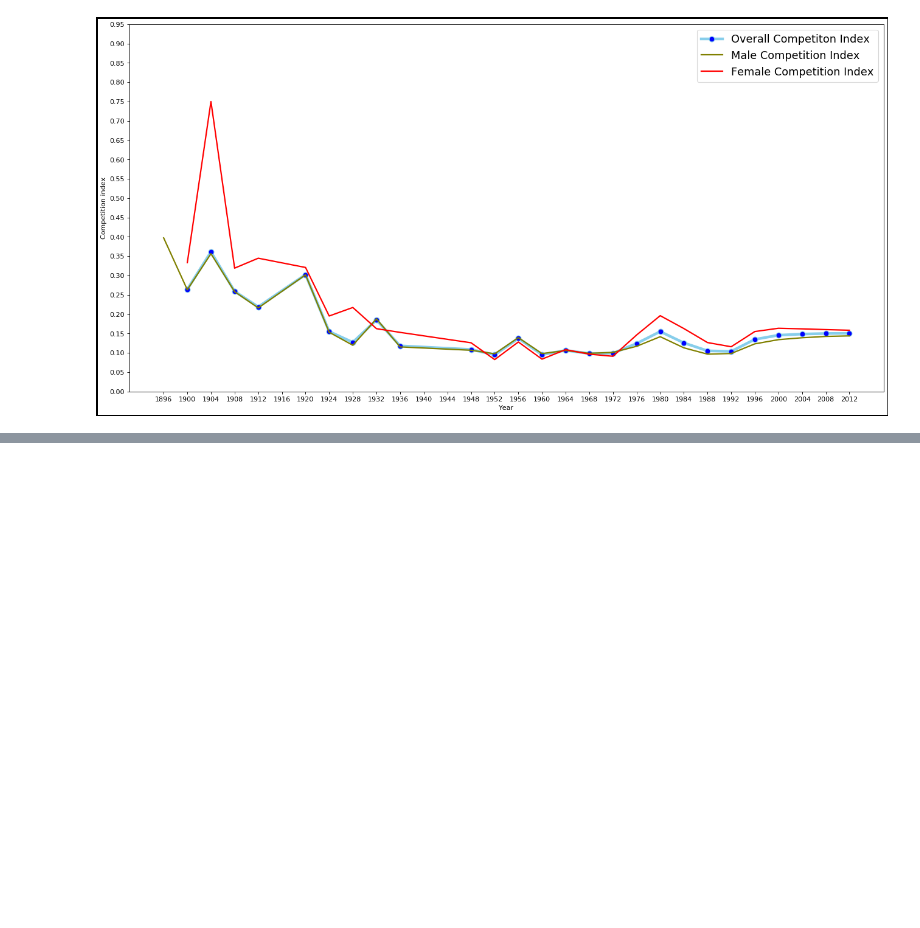
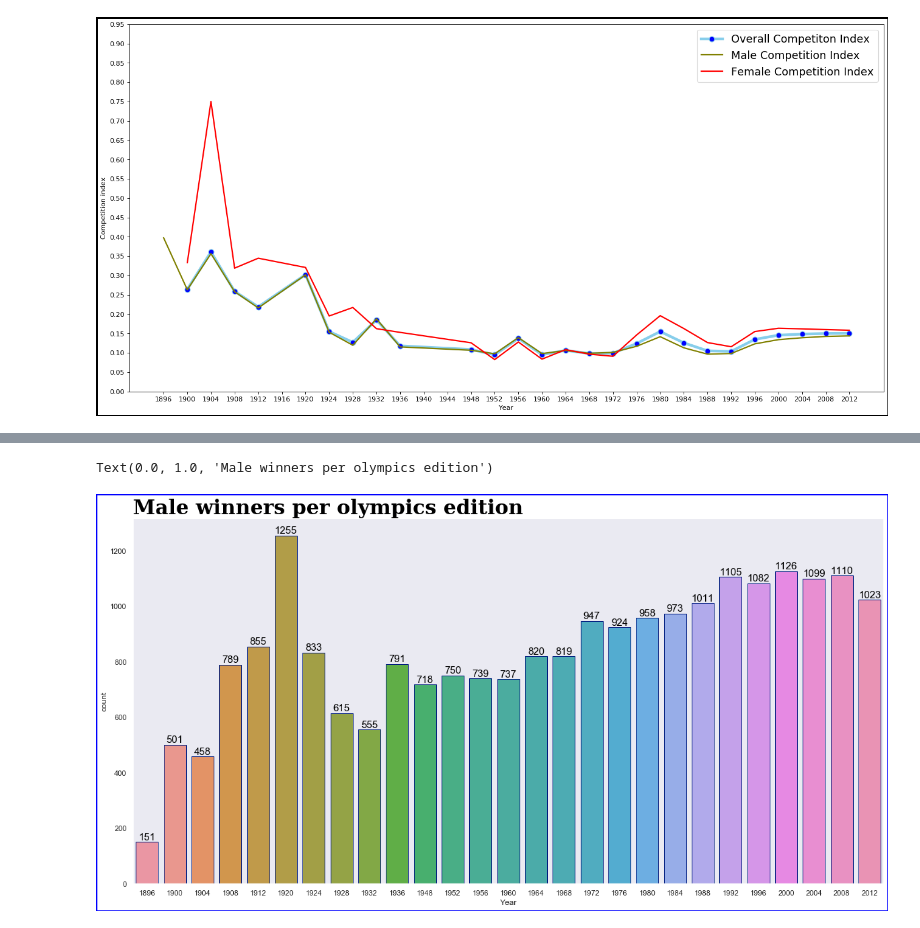
Before and after one commit to vaibz96/Olympics_EDA, a Jupyter notebook: Olympics Games EDA.ipynb, the cells around one changed output, grey strips where cells are left out. Saved outputs shown, nothing was run; the diff lists cells and outputs as text; code cells hidden in the pictures; blank space fills up the shorter version.

Commit message:
added hsitogram for all male participants per olympic

```diff
--- a/Olympics Games EDA.ipynb
+++ b/Olympics Games EDA.ipynb
@@ -417,0 +420,8 @@ Let us analyze more data to come to the conclusion.
+# %%
+#Extracting only Male winners
+male_olympics = primary_data[primary_data.Gender == 'Men']
+# male_olympics.head()
+
+#Extracting only female winners
+female_olympics = primary_data[primary_data.Gender == 'Women']
+# female_olympics.head()
@@ -417,0 +460,23 @@ Let us analyze more data to come to the conclusion.
+# %%
+#Setting background styles
+sns.set(style='dark')
+
+
+#Setting plot size and edgecolors
+plt.figure(figsize=(20,10), edgecolor='blue', linewidth=3)
+
+#Creating plot
+male_winners = sns.countplot(x='Year', data=male_olympics, edgecolor=sns.color_palette("dark", 1))
+
+
+#Adding value labels to plot
+for patch in male_winners.patches:
+    male_winners.text(patch.get_x() + patch.get_width()/2., patch.get_height(), '%d' % int(patch.get_height()),
+                      fontsize = 15, color = 'black', ha='center', va='bottom')
+
+#manipulating title visuals
+titlefont = {'family': 'serif', 'color': 'black', 'weight': 'bold', 'size': 30}
+plt.title('Male winners per olympics edition', fontdict = titlefont, loc='left')
+# %% [output]
+Text(0.0, 1.0, 'Male winners per olympics edition')
+[figure, added]
```
Also changed, not shown: parts of 5 cells of this notebook.
